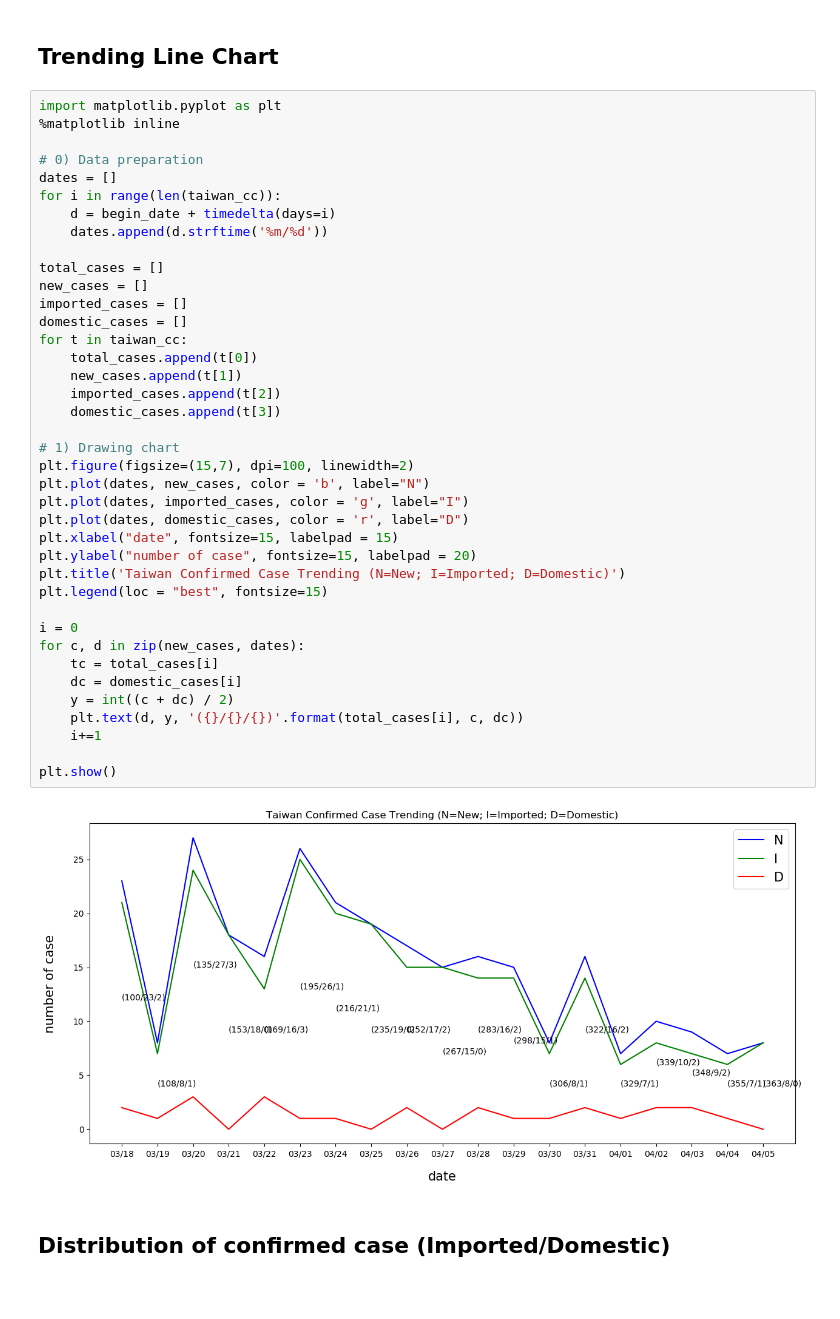
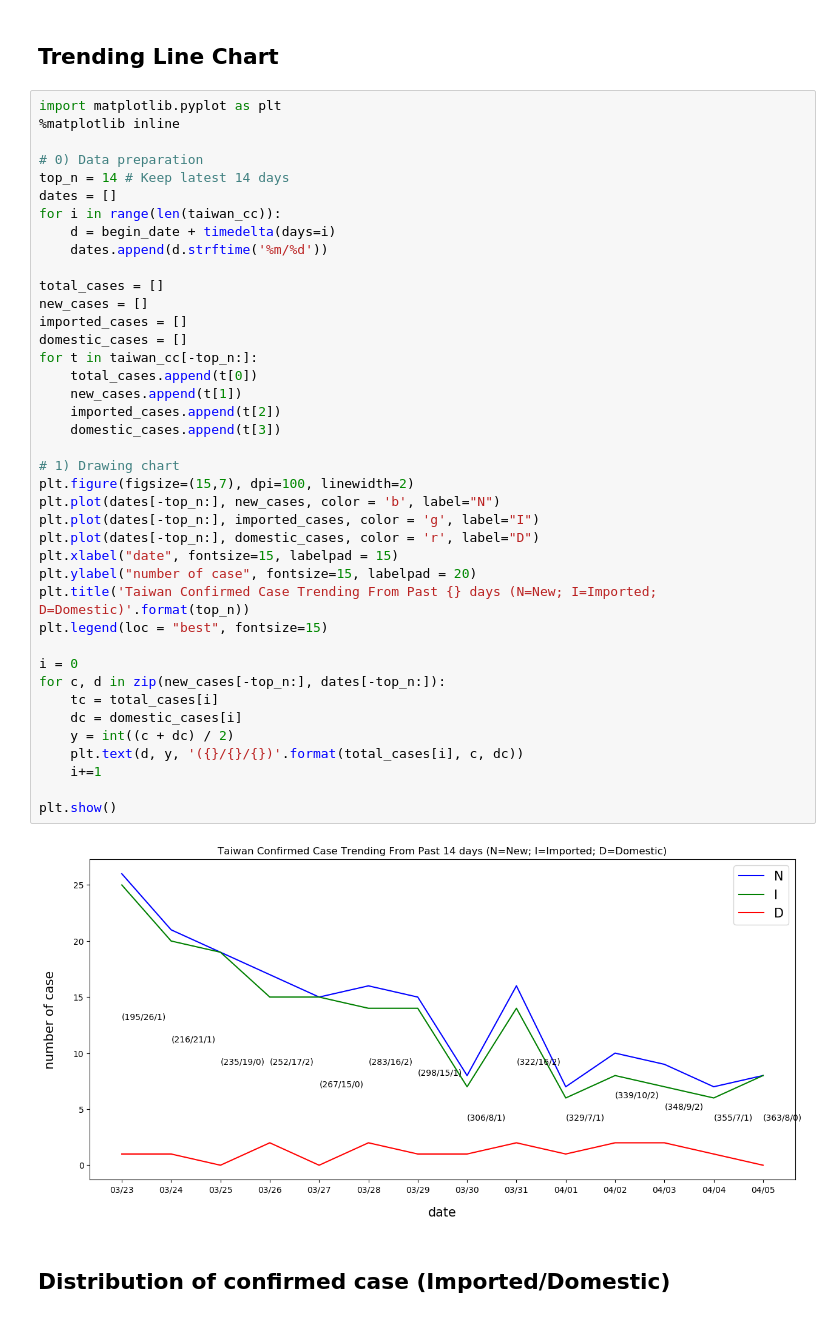
Before and after one commit to johnklee/covid19_data, a Jupyter notebook: tokyo_confirmed_cases.ipynb, the cells around one changed output. Drawn from its saved outputs; the diff is of its cells as text.

```diff
--- a/tokyo_confirmed_cases.ipynb
+++ b/tokyo_confirmed_cases.ipynb
@@ -46,42 +47,43 @@ import matplotlib.pyplot as plt
 %matplotlib inline
 
 # 0) Data preparation
+top_n = 14 # Keep latest 14 days
 dates = []
 for i in range(len(taiwan_cc)):
     d = begin_date + timedelta(days=i)
     dates.append(d.strftime('%m/%d'))
 
 total_cases = []
 new_cases = []
 imported_cases = []
 domestic_cases = []
-for t in taiwan_cc:
+for t in taiwan_cc[-top_n:]:
     total_cases.append(t[0])
     new_cases.append(t[1])
     imported_cases.append(t[2])
     domestic_cases.append(t[3])
 
 # 1) Drawing chart
 plt.figure(figsize=(15,7), dpi=100, linewidth=2)
-plt.plot(dates, new_cases, color = 'b', label="N")
-plt.plot(dates, imported_cases, color = 'g', label="I")
-plt.plot(dates, domestic_cases, color = 'r', label="D")
+plt.plot(dates[-top_n:], new_cases, color = 'b', label="N")
+plt.plot(dates[-top_n:], imported_cases, color = 'g', label="I")
+plt.plot(dates[-top_n:], domestic_cases, color = 'r', label="D")
 plt.xlabel("date", fontsize=15, labelpad = 15)
 plt.ylabel("number of case", fontsize=15, labelpad = 20)
-plt.title('Taiwan Confirmed Case Trending (N=New; I=Imported; D=Domestic)')
+plt.title('Taiwan Confirmed Case Trending From Past {} days (N=New; I=Imported; D=Domestic)'.format(top_n))
 plt.legend(loc = "best", fontsize=15)
 
 i = 0
-for c, d in zip(new_cases, dates):
+for c, d in zip(new_cases[-top_n:], dates[-top_n:]):
     tc = total_cases[i]
     dc = domestic_cases[i]
     y = int((c + dc) / 2)
     plt.text(d, y, '({}/{}/{})'.format(total_cases[i], c, dc))
     i+=1
 
 plt.show()
 # %% [output]
-[figure, old version]
+[figure, new version]
 # %% [markdown]
 ## Distribution of confirmed case (Imported/Domestic)
 # %%
```
Also changed, not shown: parts of 1 cell of this notebook.
